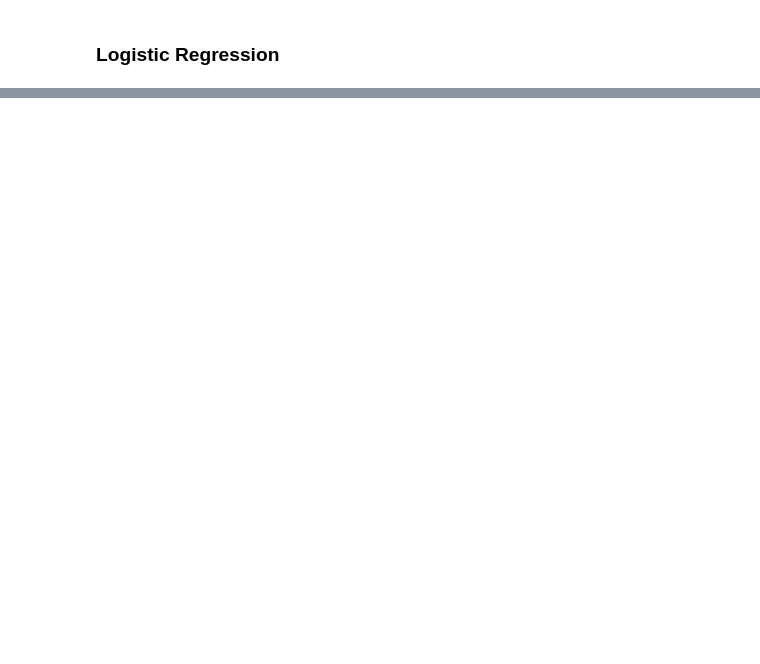
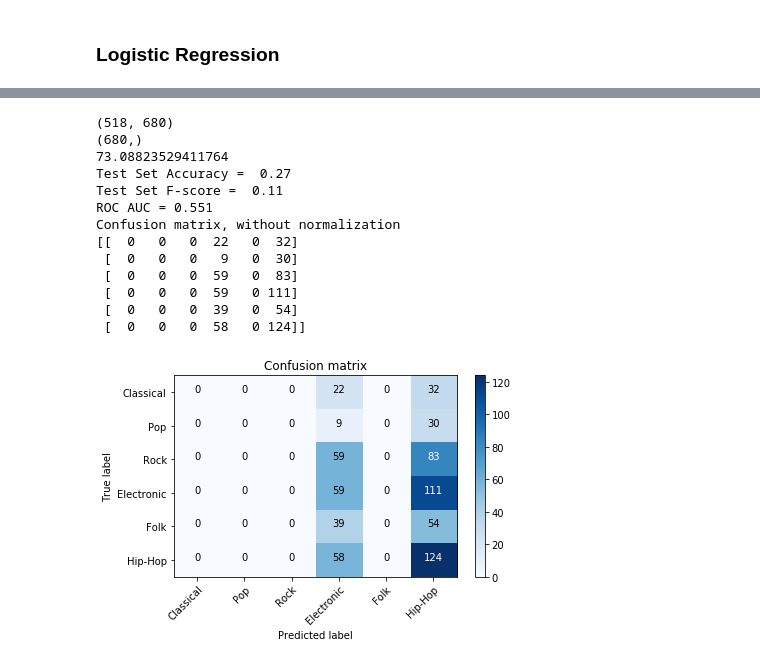
Before and after one commit to adityasant/ECE271Project, a Jupyter notebook: Local Codes and Notebooks/Classifier_single_label_parent_all_data_pca.ipynb, the cells around one changed output, grey strips where cells are left out. Cells and saved outputs as stored; diff of their text form; code cells hidden in the pictures; blank space fills up the shorter version.

```diff
--- a/Local Codes and Notebooks/Classifier_single_label_parent_all_data_pca.ipynb
+++ b/Local Codes and Notebooks/Classifier_single_label_parent_all_data_pca.ipynb
@@ -519,0 +522,8 @@ Confusion matrix, without normalization
+# %%
+x_train = x_train.T/np.max(abs(x_train))
+print(x_train.shape)
+x_test = x_test.T/np.max(abs(x_test))
+print(x_test.shape)
+print(y_train.shape)
+y_train = y_train.T
+print(y_train.shape)
@@ -519,0 +655,28 @@ Confusion matrix, without normalization
+# %%
+print(x_test.shape)
+print(y_test.shape)
+
+y_test = y_test.astype(int)
+y_test_onehot = label2onehot(y_test)
+
+y_output = forwardprop_shallow(x_test, nettrain_batch2)
+
+perf = eval_perfs(y_output, y_test)
+print(perf)
+
+display_results(np.array(y_test,dtype=int), y_output.T)
+# %% [output]
+(518, 680)
+(680,)
+73.08823529411764
+Test Set Accuracy =  0.27
+Test Set F-score =  0.11
+ROC AUC = 0.551
+Confusion matrix, without normalization
+[[  0   0   0  22   0  32]
+ [  0   0   0   9   0  30]
+ [  0   0   0  59   0  83]
+ [  0   0   0  59   0 111]
+ [  0   0   0  39   0  54]
+ [  0   0   0  58   0 124]]
+[figure, added]
```
Also changed, not shown: parts of 22 cells of this notebook, 3 other files.
